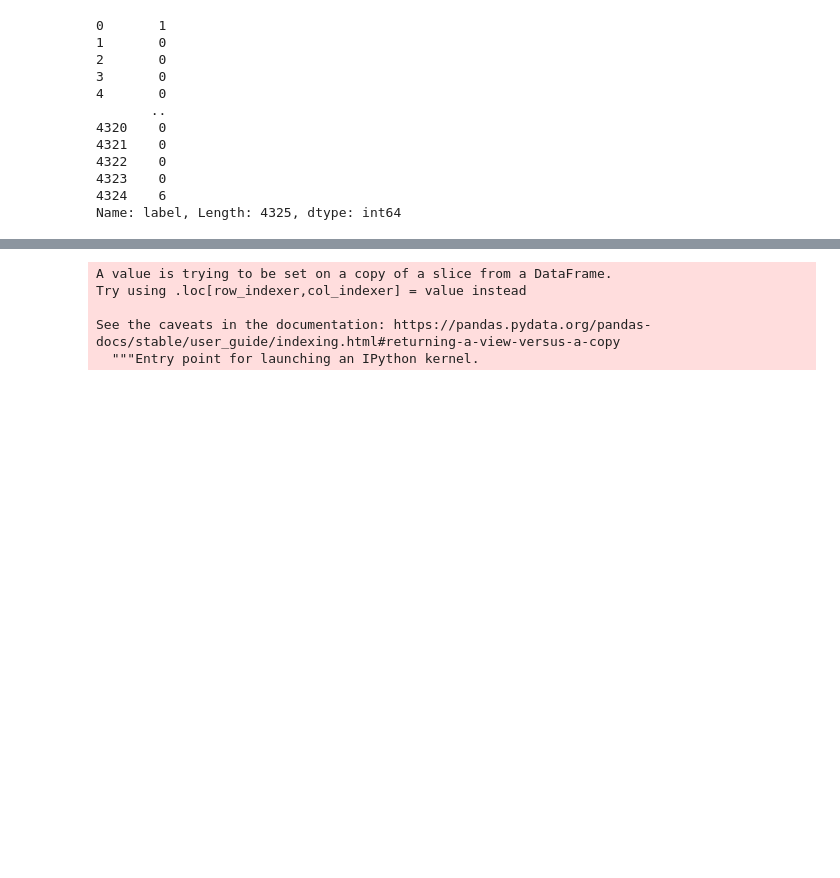
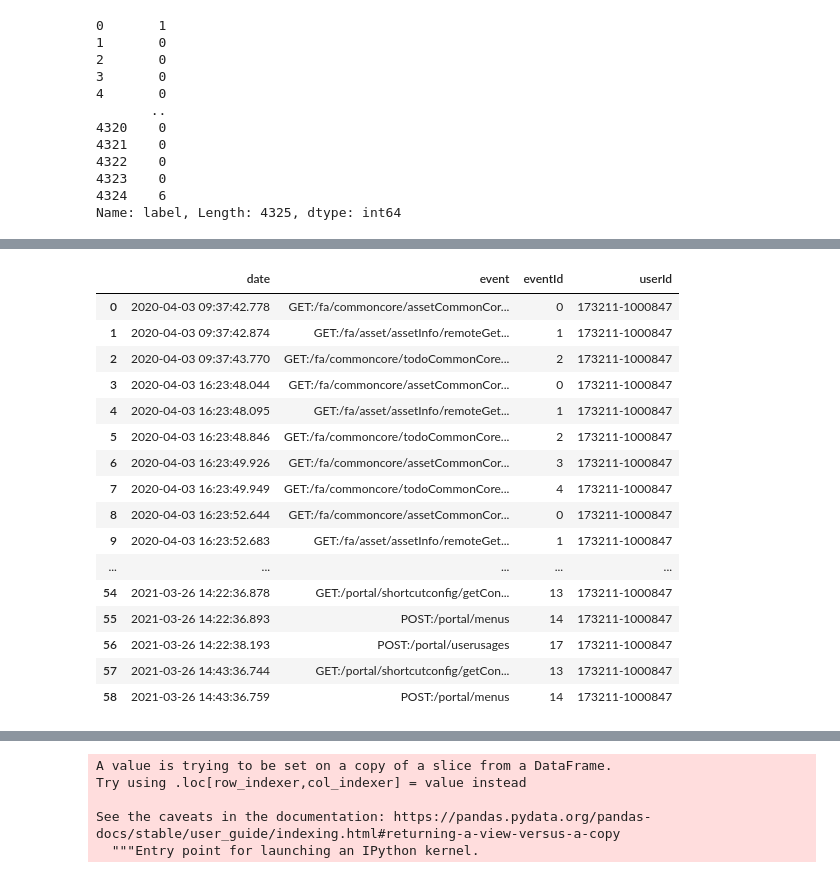
Before and after one commit to chasezcz/LogAnomalyIdentify, a Jupyter notebook: src/data_prepare.ipynb, the cells around one changed output, grey strips where cells are left out. Cells and saved outputs as stored; diff of their text form; code cells hidden in the pictures; blank space fills up the shorter version.

```diff
--- a/src/data_prepare.ipynb
+++ b/src/data_prepare.ipynb
@@ -308,0 +330,21 @@ deeplogDf
+# %%
+tdf['userId'] = user
+tdf
+# %% [output]
+|  | date | event | eventId | userId |
+| 0 | 2020-04-03 09:37:42.778 | GET:/fa/commoncore/assetCommonCor... | 0 | 173211-1000847 |
+| 1 | 2020-04-03 09:37:42.874 | GET:/fa/asset/assetInfo/remoteGet... | 1 | 173211-1000847 |
+| 2 | 2020-04-03 09:37:43.770 | GET:/fa/commoncore/todoCommonCore... | 2 | 173211-1000847 |
+| 3 | 2020-04-03 16:23:48.044 | GET:/fa/commoncore/assetCommonCor... | 0 | 173211-1000847 |
+| 4 | 2020-04-03 16:23:48.095 | GET:/fa/asset/assetInfo/remoteGet... | 1 | 173211-1000847 |
+| 5 | 2020-04-03 16:23:48.846 | GET:/fa/commoncore/todoCommonCore... | 2 | 173211-1000847 |
+| 6 | 2020-04-03 16:23:49.926 | GET:/fa/commoncore/assetCommonCor... | 3 | 173211-1000847 |
+| 7 | 2020-04-03 16:23:49.949 | GET:/fa/commoncore/todoCommonCore... | 4 | 173211-1000847 |
+| 8 | 2020-04-03 16:23:52.644 | GET:/fa/commoncore/assetCommonCor... | 0 | 173211-1000847 |
+| 9 | 2020-04-03 16:23:52.683 | GET:/fa/asset/assetInfo/remoteGet... | 1 | 173211-1000847 |
+| ... | ... | ... | ... | ... |
+| 54 | 2021-03-26 14:22:36.878 | GET:/portal/shortcutconfig/getCon... | 13 | 173211-1000847 |
+| 55 | 2021-03-26 14:22:36.893 | POST:/portal/menus | 14 | 173211-1000847 |
+| 56 | 2021-03-26 14:22:38.193 | POST:/portal/userusages | 17 | 173211-1000847 |
+| 57 | 2021-03-26 14:43:36.744 | GET:/portal/shortcutconfig/getCon... | 13 | 173211-1000847 |
+| 58 | 2021-03-26 14:43:36.759 | POST:/portal/menus | 14 | 173211-1000847 |
```
Also changed, not shown: parts of 7 cells of this notebook, 3 other files.
